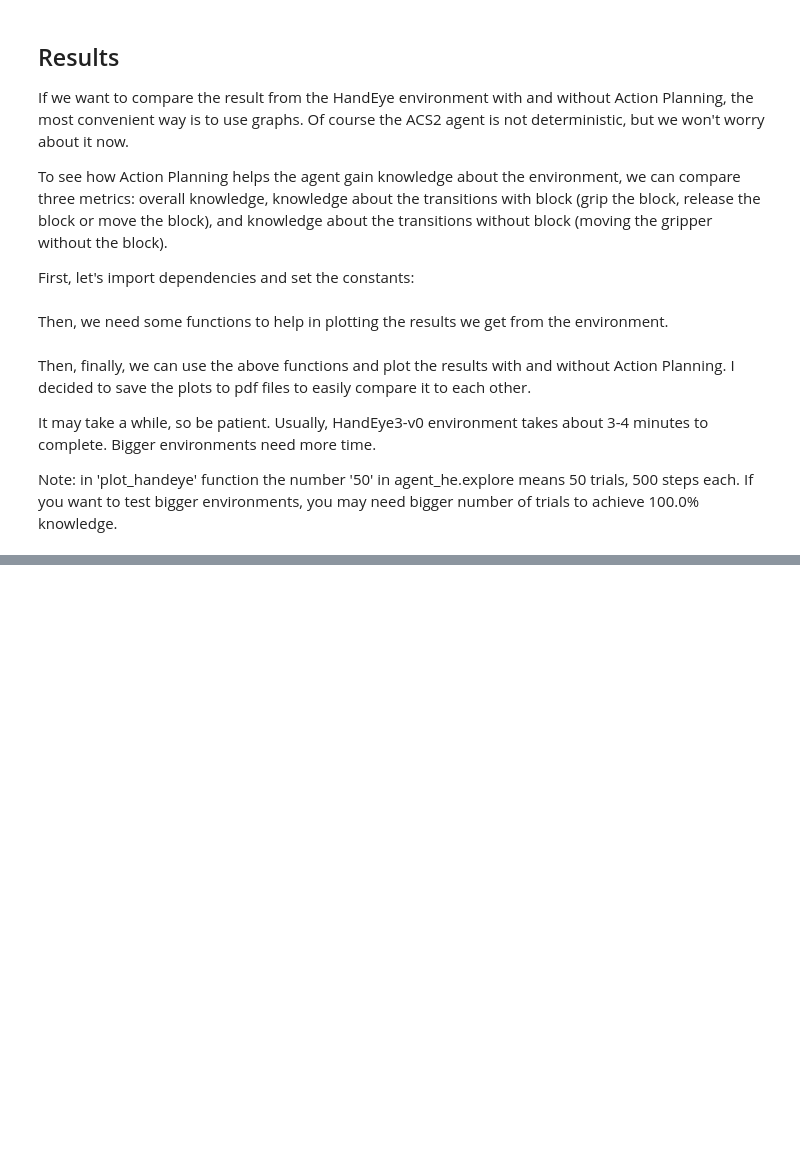
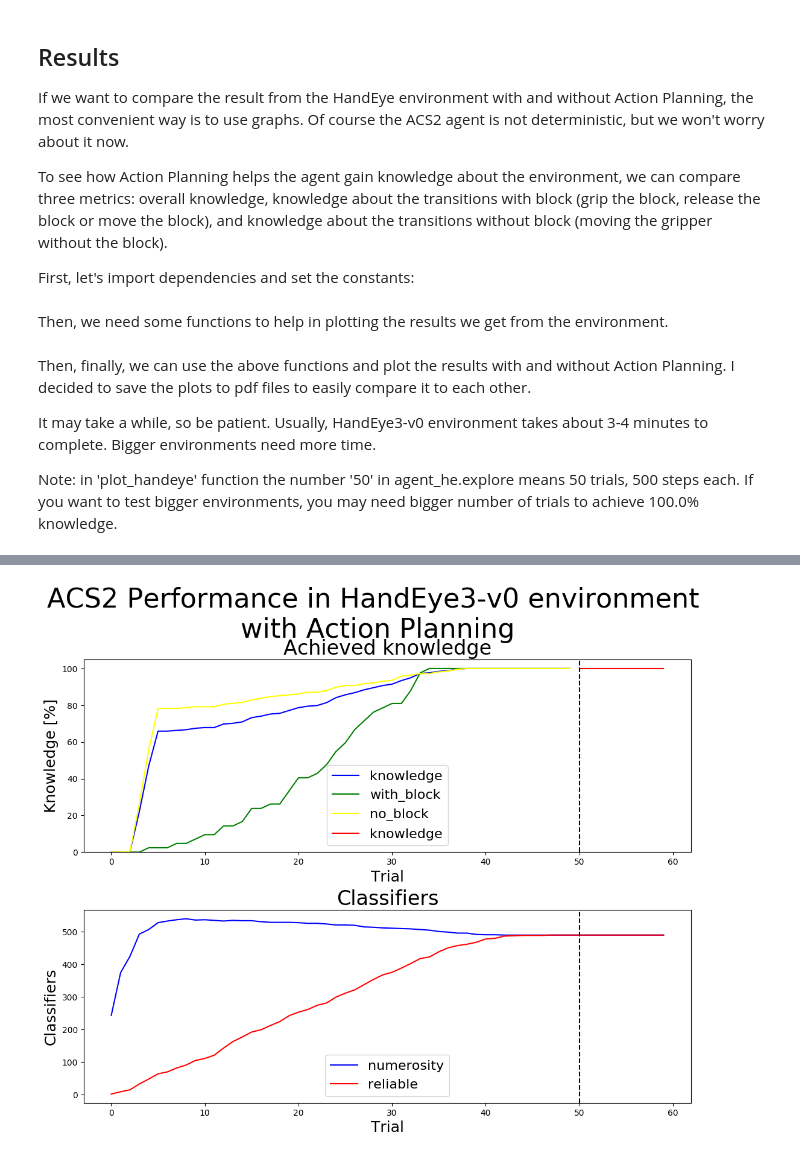
Before and after one commit to ParrotPrediction/pyalcs, a Jupyter notebook: docs/source/notebooks/handeye/ACS2 in HandEye.ipynb, the cells around one changed output, grey strips where cells are left out. Saved outputs shown, nothing was run; the diff lists cells and outputs as text; code cells hidden in the pictures; blank space fills up the shorter version.

Commit message:
updated notebooks and deleted pdf result files

```diff
--- a/docs/source/notebooks/handeye/ACS2 in HandEye.ipynb
+++ b/docs/source/notebooks/handeye/ACS2 in HandEye.ipynb
@@ -33,7 +33,7 @@ The number after the name of the environment (in this example - '3') stands for
 
 We can perform actions on the environment. There are 6 actions. 0 - move North, 1 - move East, 2 - move South, 3 - move West, 4 - grip the block, 5 - release the block.
 # %%
-action = 2 # move South
+action = 0 # move North
 
 state, reward, done, _ = hand_eye.step(action)
 
@@ -280,0 +264,13 @@ done without AP, time: 2018-09-26 15:57:42.879115, elapsed: 0:01:15.289881
+# %%
+%matplotlib inline
+
+env_name = 'HandEye3-v0'
+number_of_trials_explore = 50
+number_of_trials_exploit = 10
+# %%
+%%time
+plot_handeye(env_name, 'results/{}_ap.pdf'.format(env_name),
+             do_action_planning=True,
+             number_of_trials_explore=number_of_trials_explore,
+             number_of_trials_exploit=number_of_trials_exploit)
+# %% [output]
@@ -280,0 +279 @@ done without AP, time: 2018-09-26 15:57:42.879115, elapsed: 0:01:15.289881
+[figure, added]
```
Also changed, not shown: parts of 23 cells of this notebook, 42 other files.
